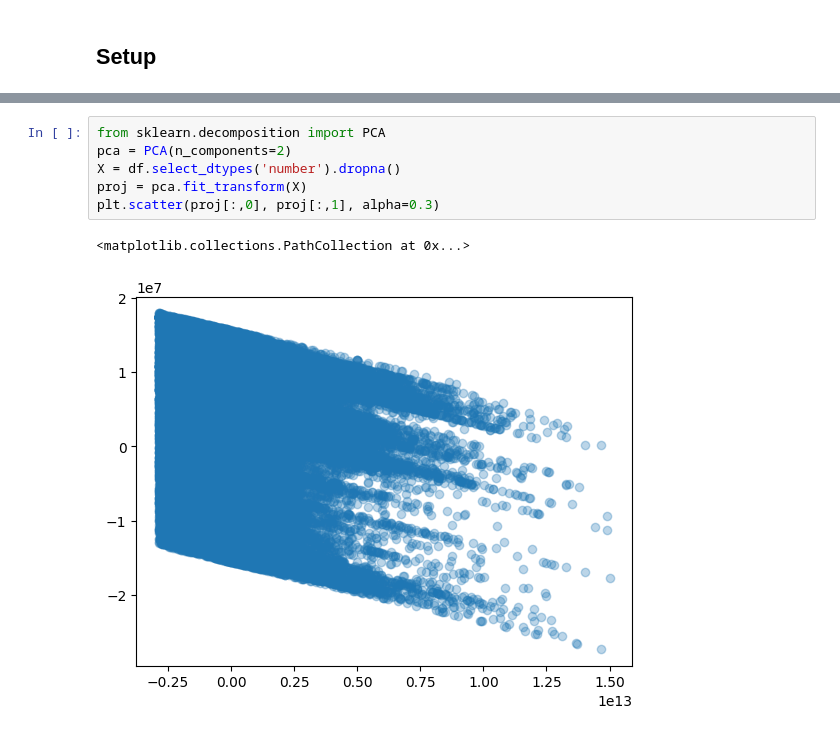
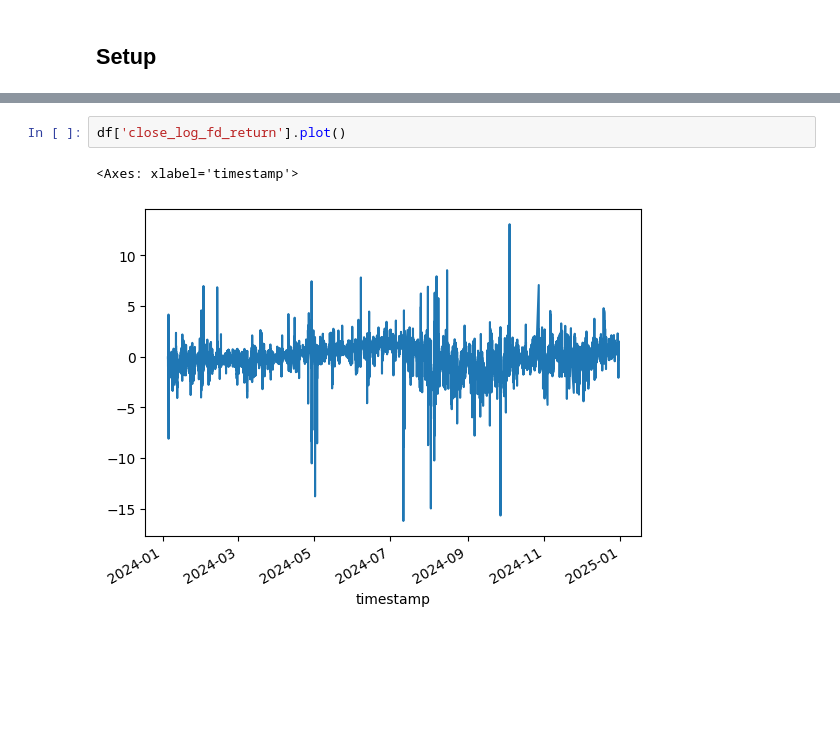
Before and after one commit to chillmelon/fxml, a Jupyter notebook: notebook/01 EDA.ipynb, the cells around one changed output, grey strips where cells are left out. Drawn from its saved outputs; the diff is of its cells as text; blank space fills up the shorter version.

```diff
--- a/notebook/01 EDA.ipynb
+++ b/notebook/01 EDA.ipynb
@@ -213,9 +57,5 @@ plt.show()
-# %%
-from sklearn.decomposition import PCA
-pca = PCA(n_components=2)
-X = df.select_dtypes('number').dropna()
-proj = pca.fit_transform(X)
-plt.scatter(proj[:,0], proj[:,1], alpha=0.3)
-# %% [output]
-<matplotlib.collections.PathCollection at 0x...>
-[figure, removed]
+# %%
+df['close_log_fd_return'].plot()
+# %% [output]
+<Axes: xlabel='timestamp'>
+[figure, added]
```
Also changed, not shown: parts of 38 cells of this notebook, 33 other files.
